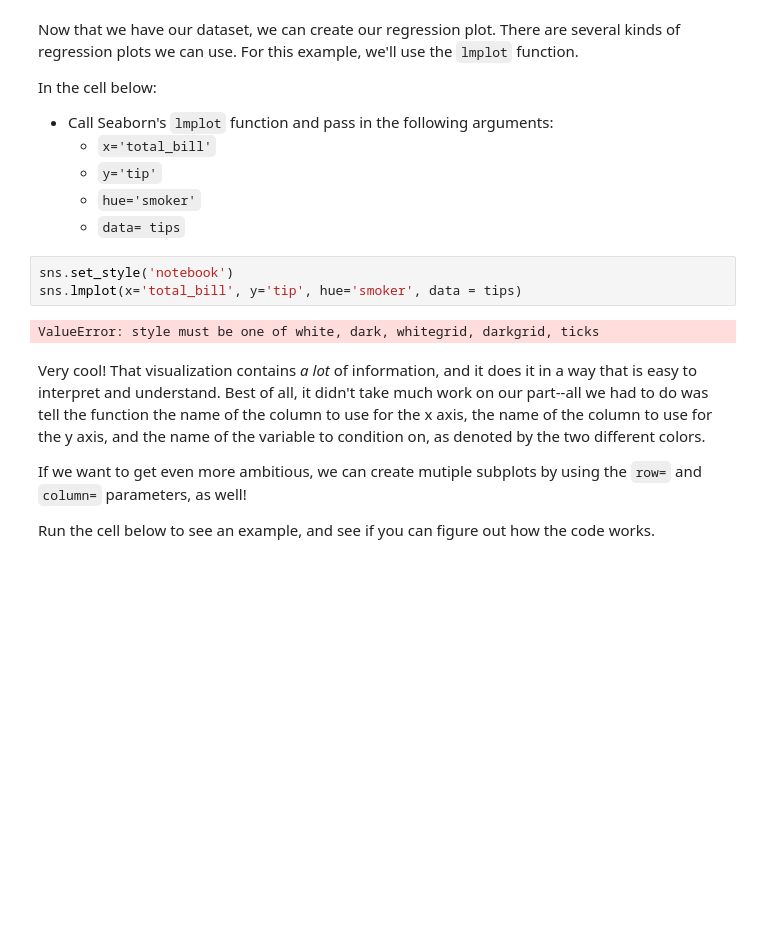
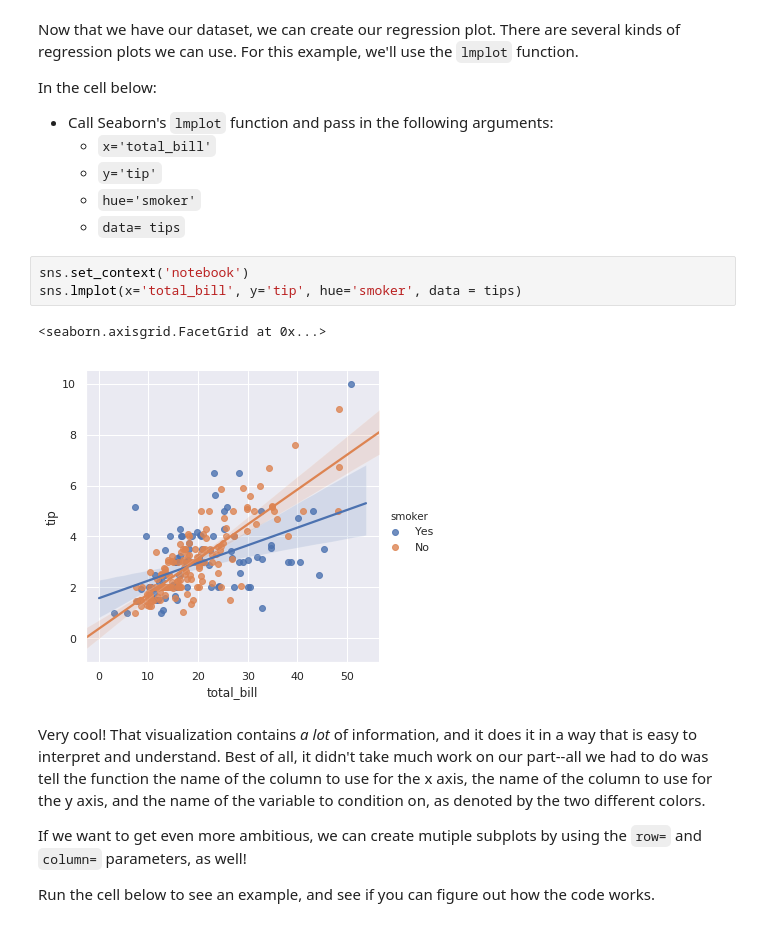
Before and after one commit to hy123udg/dsc-seaborn-lab-nyc-ds-060319, a Jupyter notebook: index.ipynb, the cells around one changed output. Cells and saved outputs as stored; diff of their text form; blank space fills up the shorter version.

```diff
--- a/index.ipynb
+++ b/index.ipynb
@@ -192,10 +192,11 @@ In the cell below:
     * `hue='smoker'`
     * `data= tips`
 # %%
-sns.set_style('notebook')
+sns.set_context('notebook')
 sns.lmplot(x='total_bill', y='tip', hue='smoker', data = tips)
 # %% [output]
-ValueError: style must be one of white, dark, whitegrid, darkgrid, ticks
+<seaborn.axisgrid.FacetGrid at 0x...>
+[figure, added]
 # %% [markdown]
 Very cool! That visualization contains _a lot_ of information, and it does it in a way that is easy to interpret and understand. Best of all, it didn't take much work on our part--all we had to do was tell the function the name of the column to use for the x axis, the name of the column to use for the y axis, and the name of the variable to condition on, as denoted by the two different colors.
 
```
Also changed, not shown: parts of 1 cell of this notebook.
